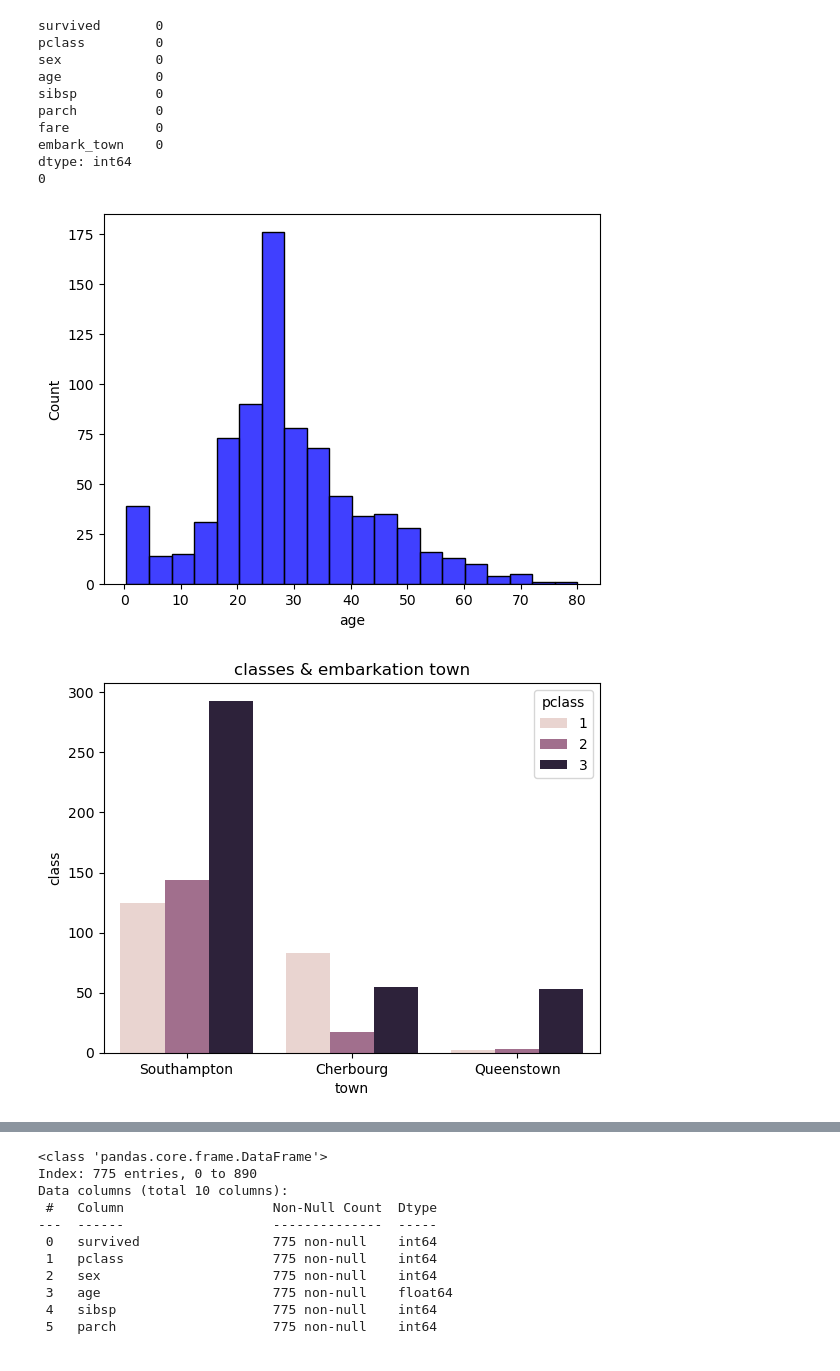
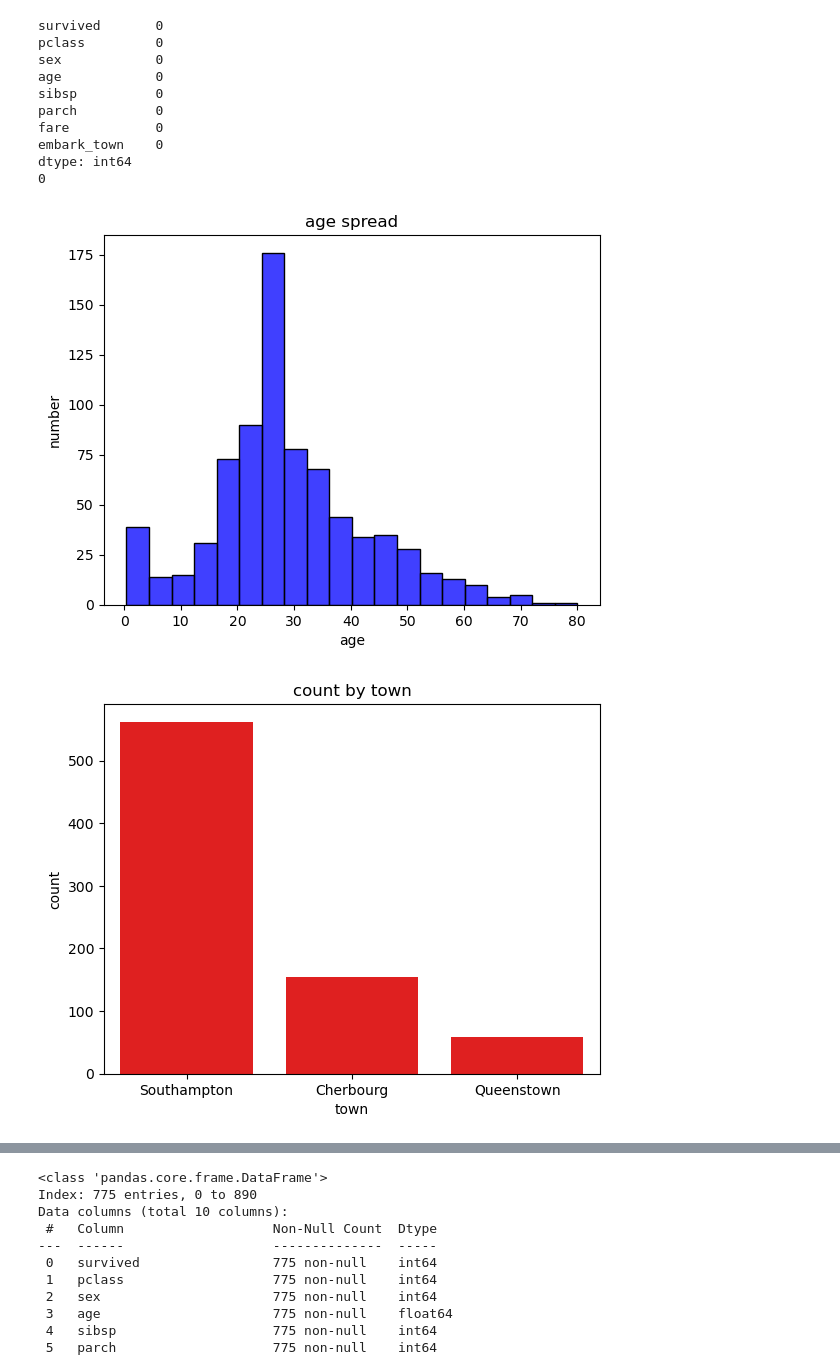
Before and after one commit to ZulekhaKorejo/ai-interneeship, a Jupyter notebook: titanic.ipynb, the cells around one changed output, grey strips where cells are left out. Drawn from its saved outputs; the diff is of its cells as text; code cells hidden in the pictures.

Commit message:
adding new plots and explaining the steps done while trying to prove it

```diff
--- a/titanic.ipynb
+++ b/titanic.ipynb
@@ -134,19 +139,21 @@ dtype: int64
 # %%
 #data visualization
 # for example i wanna see which ages were present mostly (spread) so i'll use histogram
-sns.histplot(df['age'], bins=20,color= 'blue')
-plt.title1= ('age spread')
+sns.histplot(df['age'], bins=20,color= "blue")
+plt.title("age spread")
+plt.xlabel("age")
+plt.ylabel("number")
 plt.show()
 # %% [output]
-[figure, old version]
+[figure, new version]
 # %%
 #maybe i wanna see where did te lower class and wealthier class go
 # so i'll use countplot to see the number from each in each category
 # need to recheck this there's an error altho it's executed
-sns.countplot(x='embark_town', hue='pclass', data=df)
-plt.title('classes & embarkation town')
+sns.countplot(x='embark_town', color = 'red', data=df)
+plt.title('count by town')
 plt.xlabel('town')
-plt.ylabel('class')
+plt.ylabel('count')
 plt.show()
 # %% [output]
-[figure, old version]
+[figure, new version]
```
Also changed, not shown: parts of 16 cells of this notebook.
